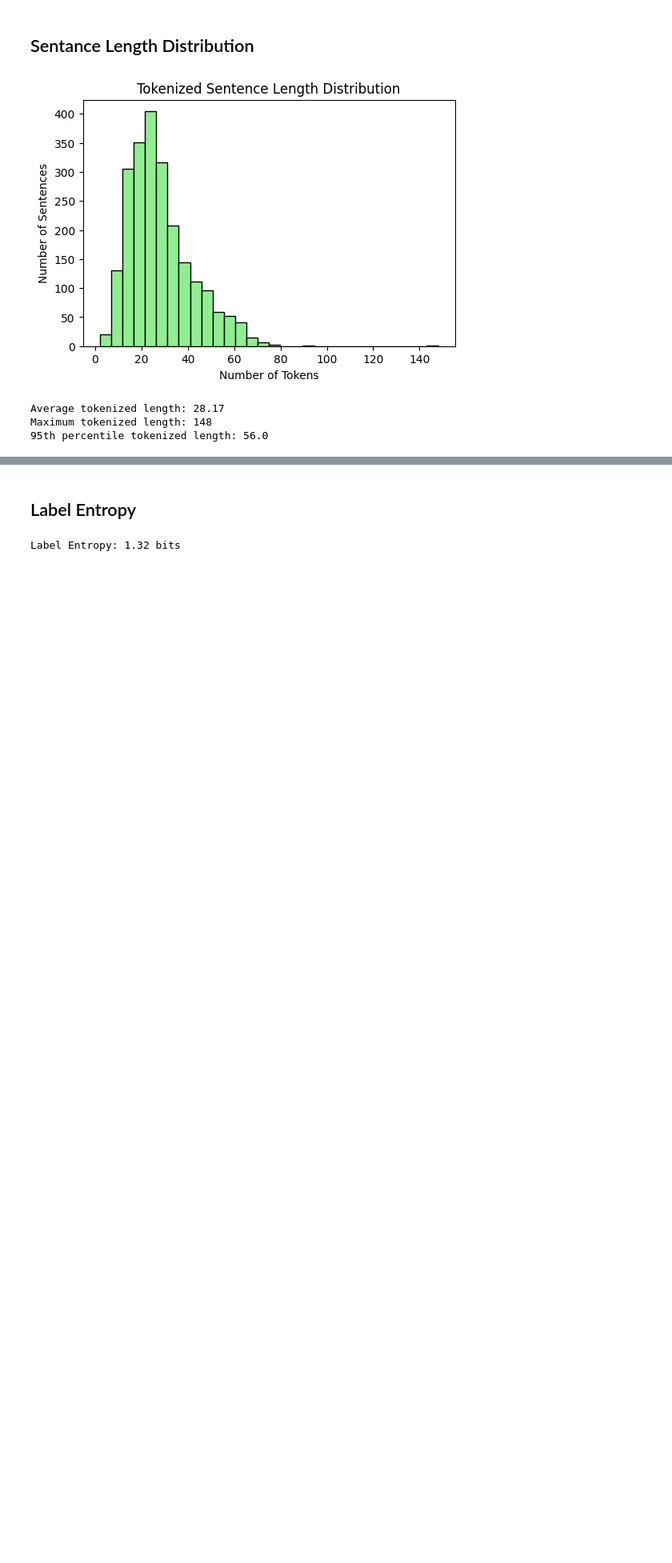
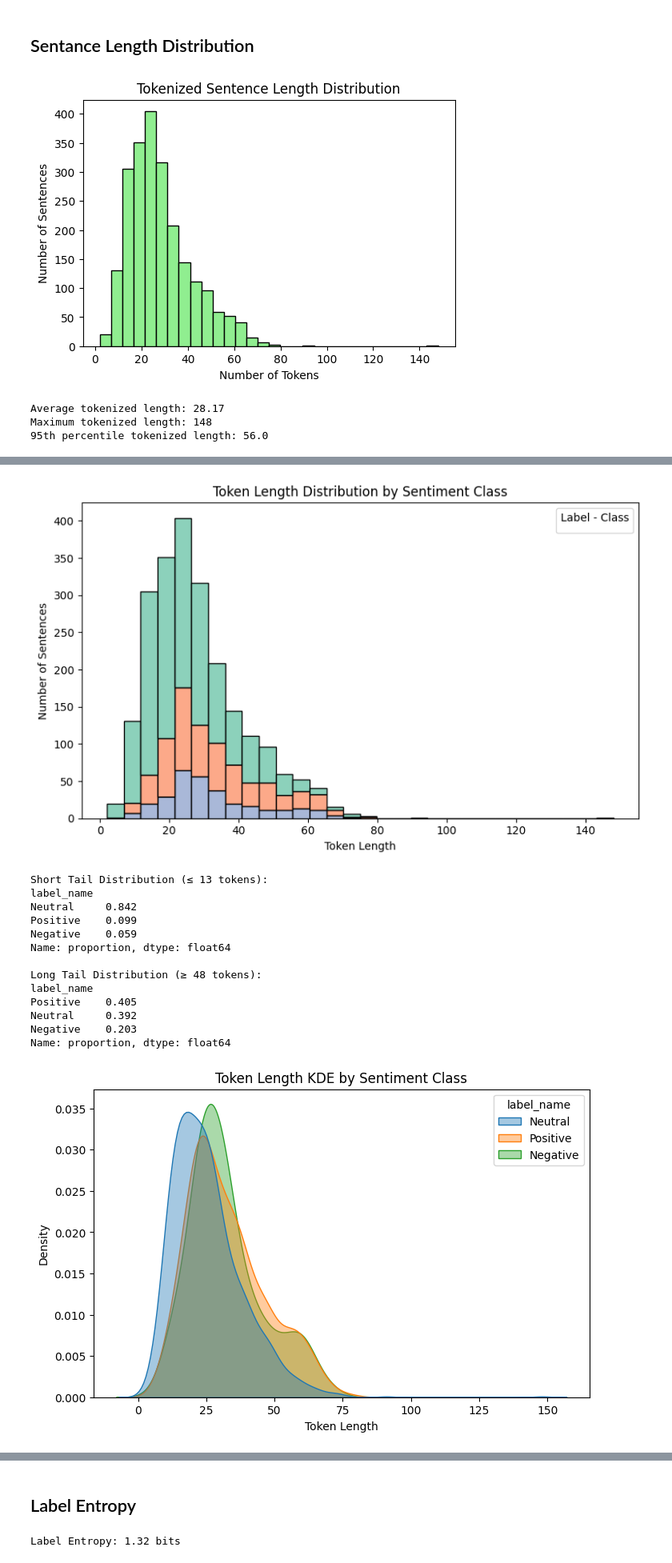
Before and after one commit to markbogorad/Fintext_NLP, a Jupyter notebook: financial_sentiment_transfer_learning/part1_finetune.ipynb, the cells around one changed output, grey strips where cells are left out. Shown at 80% size. Drawn from its saved outputs; the diff is of its cells as text; code cells hidden in the pictures; blank space fills up the shorter version.

```diff
--- a/financial_sentiment_transfer_learning/part1_finetune.ipynb
+++ b/financial_sentiment_transfer_learning/part1_finetune.ipynb
@@ -185,0 +172,60 @@ Maximum tokenized length: 148
+# %%
+# Compute and store token lengths if not already done
+if 'token_length' not in df.columns:
+    df['token_length'] = df['sentence'].apply(lambda s: len(tokenizer.tokenize(s)))
+
+# Map numeric labels to human-readable classes
+label_map = {0: "Negative", 1: "Neutral", 2: "Positive"}
+df['label_name'] = df['label'].map(label_map)
+df['label_display'] = df['label'].astype(str) + ' - ' + df['label_name']
+
+# Plot histogram with clear label-class legend
+plt.figure(figsize=(8, 5))
+sns.histplot(data=df, x='token_length', hue='label_display', multiple='stack', bins=30, palette='Set2')
+plt.title('Token Length Distribution by Sentiment Class')
+plt.xlabel('Token Length')
+plt.ylabel('Number of Sentences')
+plt.legend(title='Label - Class')
+plt.tight_layout()
+plt.show()
+
+# Rail definition using percentiles
+low_cutoff = df['token_length'].quantile(0.10)
+high_cutoff = df['token_length'].quantile(0.90)
+
+short_tail = df[df['token_length'] <= low_cutoff]
+long_tail = df[df['token_length'] >= high_cutoff]
+
+# Show distributions in tails (rectangular overlay)
+print(f"Short Tail Distribution (≤ {int(low_cutoff)} tokens):")
+print(short_tail['label_name'].value_counts(normalize=True).round(3))
+
+print(f"\nLong Tail Distribution (≥ {int(high_cutoff)} tokens):")
+print(long_tail['label_name'].value_counts(normalize=True).round(3))
+
+# KDE Distribution view
+plt.figure(figsize=(8, 5))
+sns.kdeplot(data=df, x='token_length', hue='label_name', fill=True, common_norm=False, alpha=0.4)
+plt.title('Token Length KDE by Sentiment Class')
+plt.xlabel('Token Length')
+plt.ylabel('Density')
+plt.show()
+
+# Class descriptive statistics
+print(df.groupby('label_name')['token_length'].describe())
+# %% [output]
+[figure, added]
+Short Tail Distribution (≤ 13 tokens):
+label_name
+Neutral     0.842
+Positive    0.099
+Negative    0.059
+Name: proportion, dtype: float64
+
+Long Tail Distribution (≥ 48 tokens):
+label_name
+Positive    0.405
+Neutral     0.392
+Negative    0.203
+Name: proportion, dtype: float64
+[figure, added]
```
Also changed, not shown: parts of 31 cells of this notebook, 6 other files.
